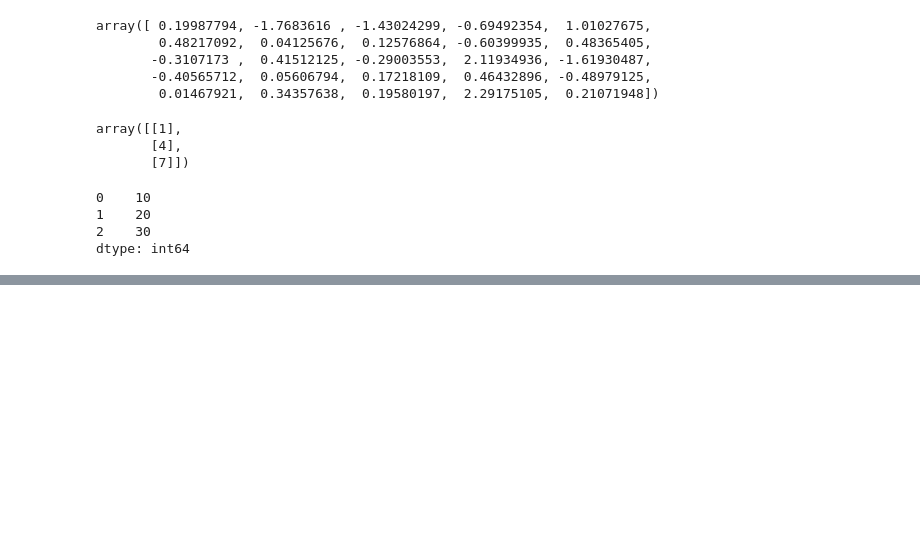
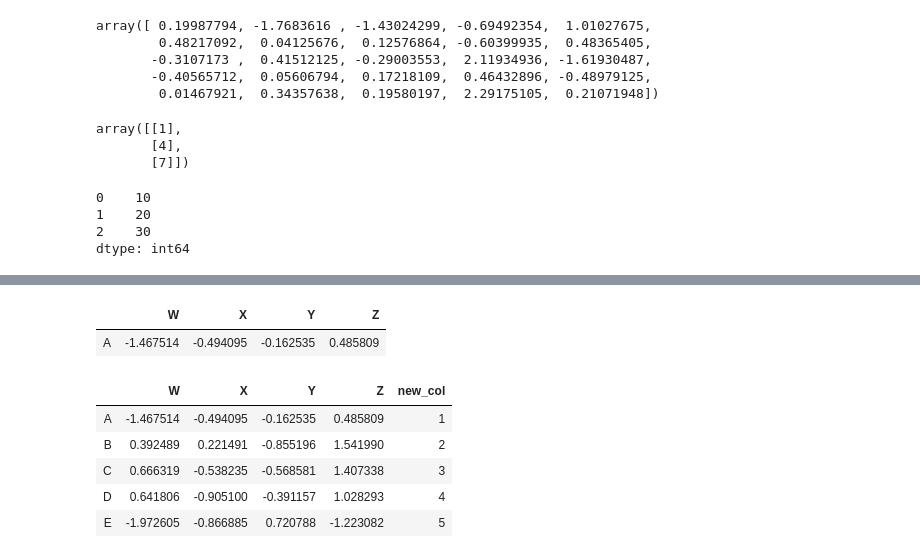
Before and after one commit to zaferozzcan/GA-DSI, a Jupyter notebook: week1/hello_world.ipynb, the cells around one changed output, grey strips where cells are left out. Drawn from its saved outputs; the diff is of its cells as text; code cells hidden in the pictures; blank space fills up the shorter version.

```diff
--- a/week1/hello_world.ipynb
+++ b/week1/hello_world.ipynb
@@ -407,0 +413,2 @@ pd.Series(data=my_data, index=labels)["a"]
+# %%
+df = pd.DataFrame(np.random.randn(5,4),"A B C D E".split(), "W X Y Z".split())
@@ -407,0 +424,16 @@ pd.Series(data=my_data, index=labels)["a"]
+# %%
+df[0:1]
+# %% [output]
+|  | W | X | Y | Z |
+| A | -1.467514 | -0.494095 | -0.162535 | 0.485809 |
+# %%
+df["new_col"] = [1,2,3,4,5]
+# %%
+df
+# %% [output]
+|  | W | X | Y | Z | new_col |
+| A | -1.467514 | -0.494095 | -0.162535 | 0.485809 | 1 |
+| B | 0.392489 | 0.221491 | -0.855196 | 1.541990 | 2 |
+| C | 0.666319 | -0.538235 | -0.568581 | 1.407338 | 3 |
+| D | 0.641806 | -0.905100 | -0.391157 | 1.028293 | 4 |
+| E | -1.972605 | -0.866885 | 0.720788 | -1.223082 | 5 |
```
Also changed, not shown: parts of 6 cells of this notebook.
